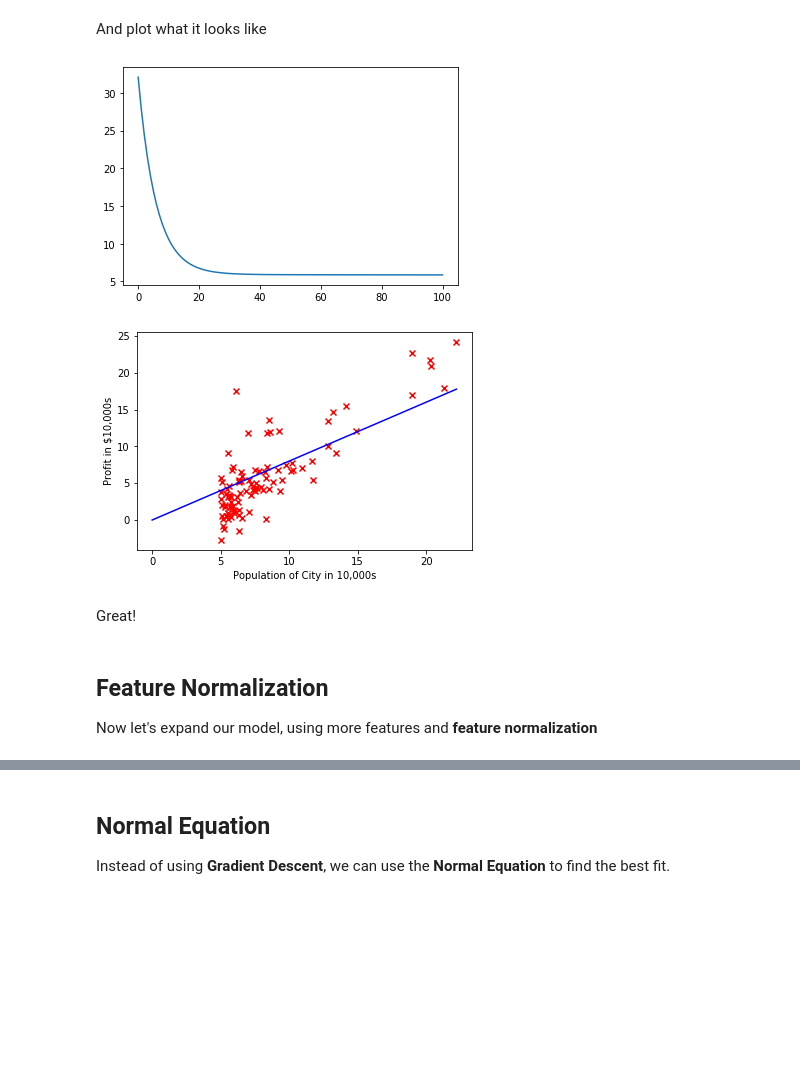
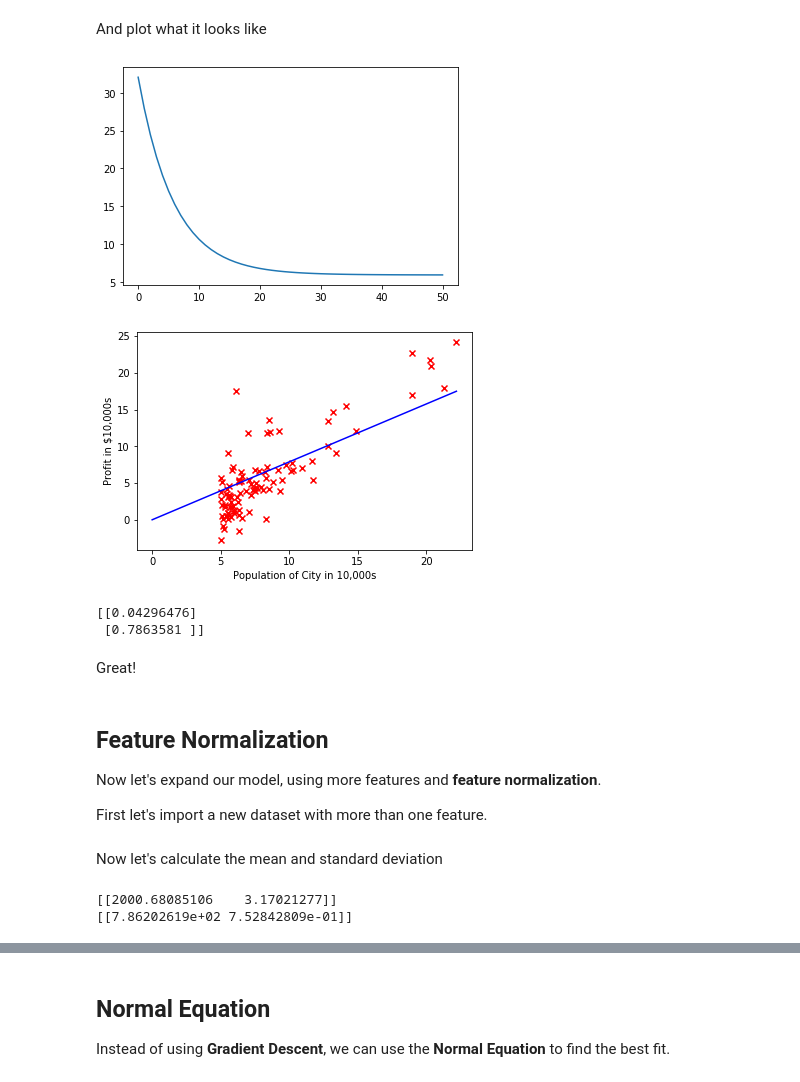
Before and after one commit to m-lyon/MachineLearningLearning, a Jupyter notebook: notebooks/Linear_Regression.ipynb, the cells around one changed output, grey strips where cells are left out. Cells and saved outputs as stored; diff of their text form; code cells hidden in the pictures; blank space fills up the shorter version.

```diff
--- a/notebooks/Linear_Regression.ipynb
+++ b/notebooks/Linear_Regression.ipynb
@@ -30,14 +30,12 @@ Here we fit linear regression using a batched gradient descent algorithm.
 
 First let's get our variables setup
 # %%
-# First add a column of 1s to our features matrix
-X = np.matrix([np.ones(len(y)),x])
+# Convert our variables into matrix format
+X = np.matrix(x)
 X = X.transpose()
-# convert x & y into matrix not vector...
+
 y = np.matrix(y)
 y = y.transpose()
-x = np.matrix(x)
-x = x.transpose()
 # %% [markdown]
 Now let's define functions for gradient descent.
 # %%
@@ -46,11 +44,7 @@ def computeCost(X, y, theta):
     # Get hypothesis
     h = X*theta
 
-    # calculate sum of squares difference
-    diff = np.sum(np.square(h - y))
-
-    # multiply by m factor
-    cost = (1/(2*m)) * diff
+    cost = (1 / (2*m)) * ((h-y).T * (h-y))
 
     return cost
 # %%
@@ -67,9 +61,14 @@ def iterateTheta(X, y, theta, alpha):
 # %%
 # Now we can run through the iterations
 def gradientDescent(X, y, alpha, n):
-    # Initialize variables
-    theta = np.zeros((2,1))
-    theta_vals = [theta]
+    # Add a column of 1s to our feature matrix
+    ones = np.transpose(np.matrix(np.ones(len(X))))
+    X = np.hstack((ones, X))
+
+    # Initialize theta
+    theta = np.zeros((X.shape[1],1))
+    theta_vals = [np.asmatrix(theta)]
+
     J_vals = np.empty(n+1)
     J_vals[0] = computeCost(X, y, theta)
 
@@ -82,7 +81,7 @@ def gradientDescent(X, y, alpha, n):
 # %% [markdown]
 Let's do a trial run
 # %%
-n = 100
+n = 50
 alpha = 0.001
 J_vals, theta_vals = gradientDescent(X, y, alpha, n)
 # %% [markdown]
@@ -114,15 +113,20 @@ def plotBestFit(theta, x, y):
 # %%
 plotCostFunction(J_vals)
 min_J = np.amin(J_vals)
 result = np.where(J_vals == np.amin(J_vals))
+plotBestFit(theta_vals[result[0][0]], X, y)
 
-plotBestFit(theta_vals[result[0][0]], x, y)
+print(theta_vals[result[0][0]])
 # %% [output]
-[figure, old version]
+[figure, new version]
 [figure]
+[[0.04296476]
+ [0.7863581 ]]
 # %% [markdown]
 Great!
 # %% [markdown]
 ## Feature Normalization
 
-Now let's expand our model, using more features and **feature normalization**
+Now let's expand our model, using more features and **feature normalization**.
+
+First let's import a new dataset with more than one feature.
@@ -128,0 +144,10 @@ Now let's expand our model, using more features and **feature normalization**
+# %% [markdown]
+Now let's calculate the mean and standard deviation
+# %%
+mu = np.mean(X, axis=0)
+sigma = np.std(X, axis=0)
+print(mu)
+print(sigma)
+# %% [output]
+[[2000.68085106    3.17021277]]
+[[7.86202619e+02 7.52842809e-01]]
```
Also changed, not shown: parts of 10 cells of this notebook, 1 other file.
